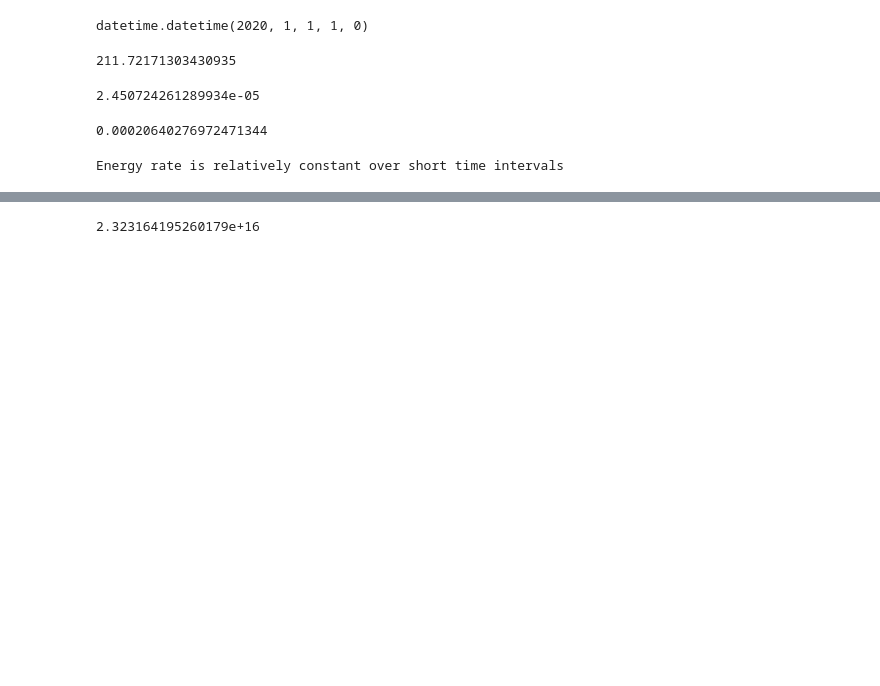
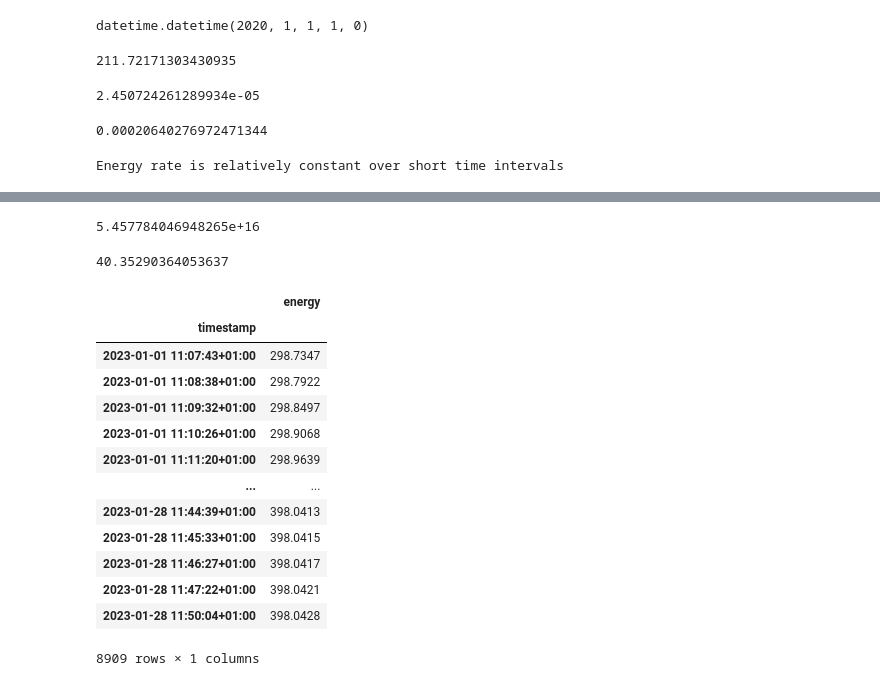
Before and after one commit to Oluwajuwon-O/project_notebooks, a Jupyter notebook: Forecasting/Forecast Redo.ipynb, the cells around one changed output, grey strips where cells are left out. Drawn from its saved outputs; the diff is of its cells as text; code cells hidden in the pictures; blank space fills up the shorter version.

```diff
--- a/Forecasting/Forecast Redo.ipynb
+++ b/Forecasting/Forecast Redo.ipynb
@@ -208,4 +238,25 @@ pred = prp_model.predict(test)
 # %%
-mean_absolute_percentage_error(test['y'],pred.yhat)
+mean_absolute_percentage_error(df1['y'],train_pred['yhat'])
 # %% [output]
-2.323164195260179e+16
+5.457784046948265e+16
+# %%
+np.sqrt(mean_squared_error(df1['y'],train_pred['yhat']))
+# %% [output]
+40.35290364053637
+# %%
+pd.DataFrame(a['2023-01'])
+# %% [output]
+|  | energy |
+| timestamp |  |
+| 2023-01-01 11:07:43+01:00 | 298.7347 |
+| 2023-01-01 11:08:38+01:00 | 298.7922 |
+| 2023-01-01 11:09:32+01:00 | 298.8497 |
+| 2023-01-01 11:10:26+01:00 | 298.9068 |
+| 2023-01-01 11:11:20+01:00 | 298.9639 |
+| ... | ... |
+| 2023-01-28 11:44:39+01:00 | 398.0413 |
+| 2023-01-28 11:45:33+01:00 | 398.0415 |
+| 2023-01-28 11:46:27+01:00 | 398.0417 |
+| 2023-01-28 11:47:22+01:00 | 398.0421 |
+| 2023-01-28 11:50:04+01:00 | 398.0428 |
+8909 rows × 1 columns
```
Also changed, not shown: parts of 11 cells of this notebook.
